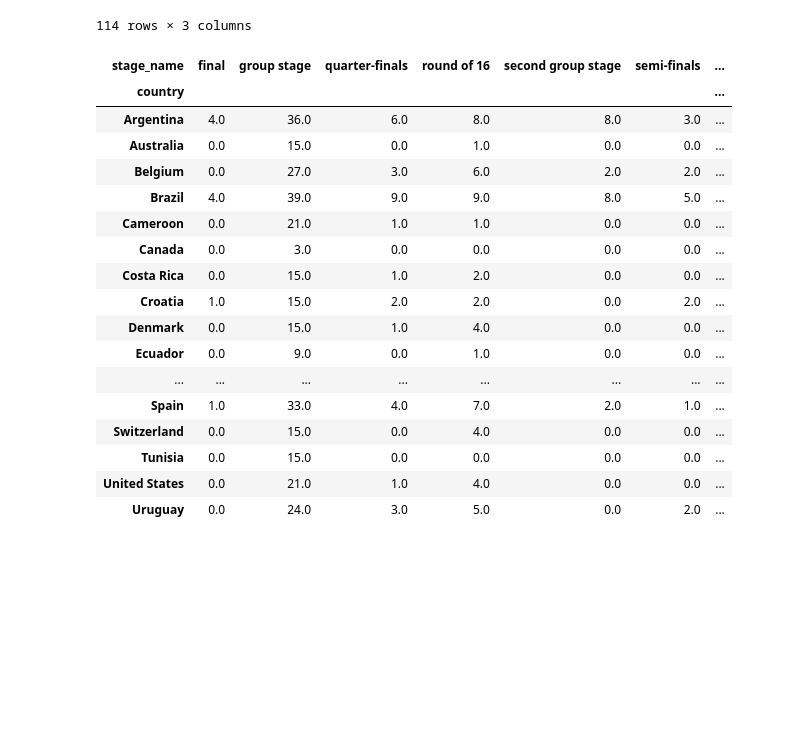
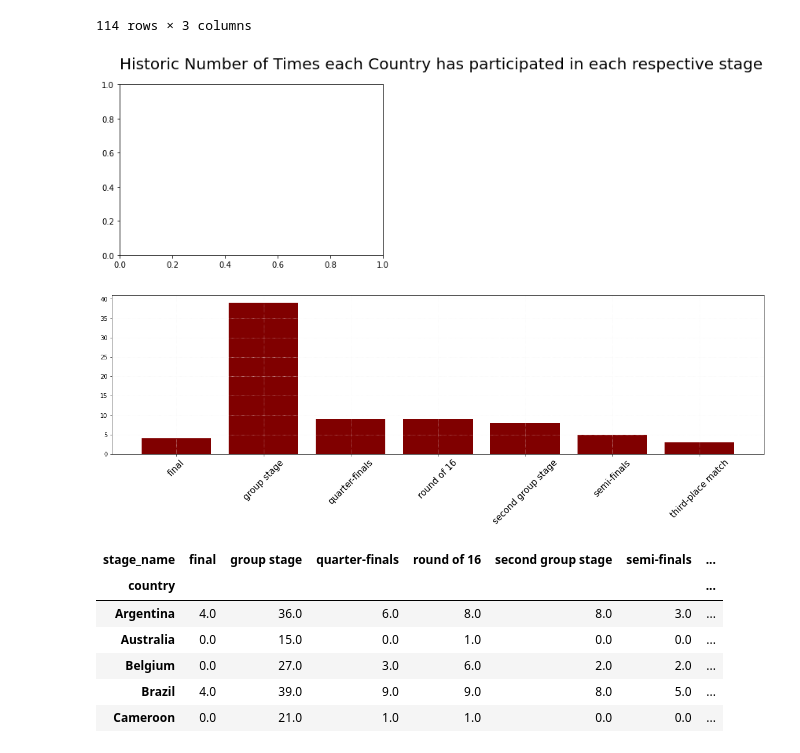
Before and after one commit to madelynbaker/2022-World-Cup-Prediction, a Jupyter notebook: Features/total_wins.ipynb, the cells around one changed output. Saved outputs shown, nothing was run; the diff lists cells and outputs as text; code cells hidden in the pictures; blank space fills up the shorter version.

```diff
--- a/Features/total_wins.ipynb
+++ b/Features/total_wins.ipynb
@@ -558,26 +558,32 @@ adv_df
 # %%
 adv_df_pivot = adv_df.pivot(index='country', columns='stage_name', values='adv_counts')
 adv_df_pivot  = adv_df_pivot .fillna(0)
+# %%
+x = adv_df['stage_name']
+y = adv_df['adv_counts']
+#y2 = adv_df['country']
+
+plt.title("Historic Number of Times each Country has participated in each respective stage",ha = "left", fontsize = 20, x=0, pad = 20)
+plt.figure(figsize=(20, 5))
+plt.bar(x, y, color = 'maroon')
+#plt.bar(x, y2, color = 'gold')
+plt.rc("grid", linestyle =":", c = "whitesmoke" )
+plt.grid(True)
+plt.xticks(rotation = 45, fontsize = 15)
+
+plt.show()
+# %% [output]
+[figure, added]
+[figure, added]
 # %%
-adv_df_pivot
+adv_df_pivot.head()
 # %% [output]
 | stage_name | final | group stage | quarter-finals | round of 16 | second group stage | semi-finals | ... |
 | country |  |  |  |  |  |  | ... |
 | Argentina | 4.0 | 36.0 | 6.0 | 8.0 | 8.0 | 3.0 | ... |
 | Australia | 0.0 | 15.0 | 0.0 | 1.0 | 0.0 | 0.0 | ... |
 | Belgium | 0.0 | 27.0 | 3.0 | 6.0 | 2.0 | 2.0 | ... |
 | Brazil | 4.0 | 39.0 | 9.0 | 9.0 | 8.0 | 5.0 | ... |
 | Cameroon | 0.0 | 21.0 | 1.0 | 1.0 | 0.0 | 0.0 | ... |
-| Canada | 0.0 | 3.0 | 0.0 | 0.0 | 0.0 | 0.0 | ... |
-| Costa Rica | 0.0 | 15.0 | 1.0 | 2.0 | 0.0 | 0.0 | ... |
-| Croatia | 1.0 | 15.0 | 2.0 | 2.0 | 0.0 | 2.0 | ... |
-| Denmark | 0.0 | 15.0 | 1.0 | 4.0 | 0.0 | 0.0 | ... |
-| Ecuador | 0.0 | 9.0 | 0.0 | 1.0 | 0.0 | 0.0 | ... |
-| ... | ... | ... | ... | ... | ... | ... | ... |
-| Spain | 1.0 | 33.0 | 4.0 | 7.0 | 2.0 | 1.0 | ... |
-| Switzerland | 0.0 | 15.0 | 0.0 | 4.0 | 0.0 | 0.0 | ... |
-| Tunisia | 0.0 | 15.0 | 0.0 | 0.0 | 0.0 | 0.0 | ... |
-| United States | 0.0 | 21.0 | 1.0 | 4.0 | 0.0 | 0.0 | ... |
-| Uruguay | 0.0 | 24.0 | 3.0 | 5.0 | 0.0 | 2.0 | ... |
 # %%
 adv_df_pivot.to_csv("adv_df_pivot.csv")
```
Also changed, not shown: 1 other file.
